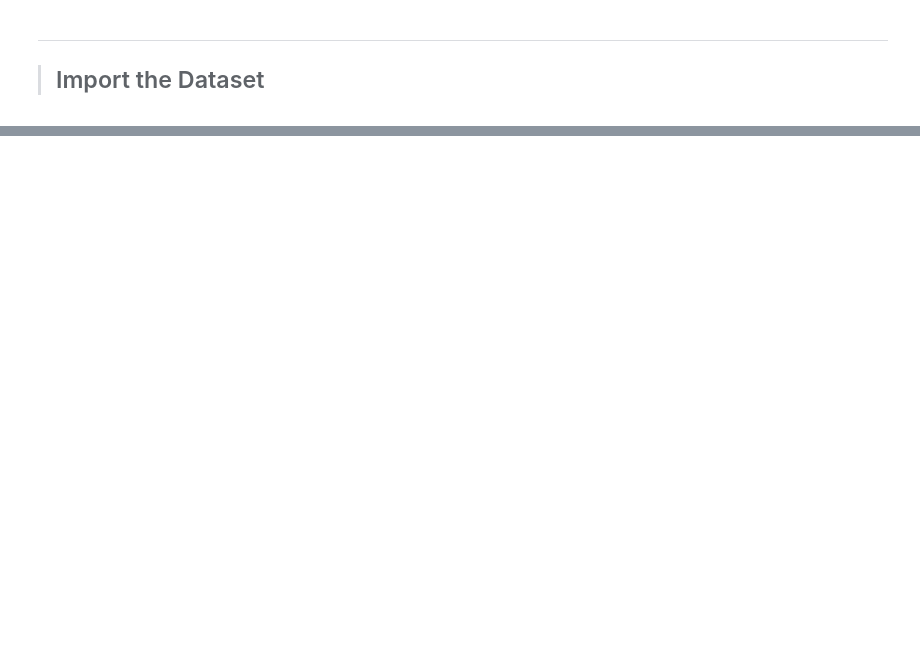
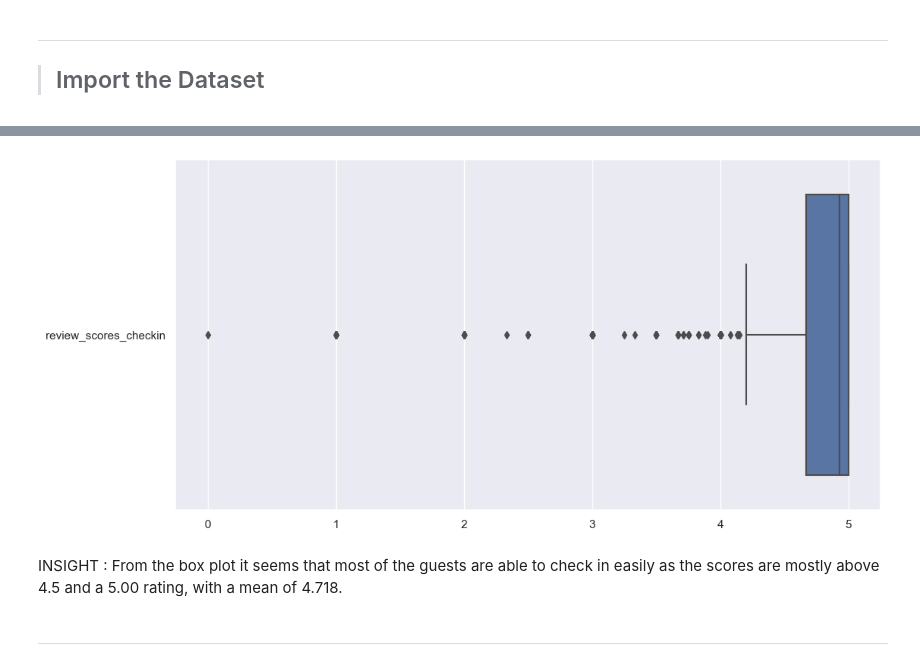
Before and after one commit to isaacchunn/SC1015_MiniPrj_Airbnb, a Jupyter notebook: EDA_Last25.ipynb, the cells around one changed output, grey strips where cells are left out. Cells and saved outputs as stored; diff of their text form; code cells hidden in the pictures; blank space fills up the shorter version.

```diff
--- a/EDA_Last25.ipynb
+++ b/EDA_Last25.ipynb
@@ -189,0 +461,3 @@ Length: 75, dtype: object
+# %%
+checkinRating = pd.DataFrame(airDF["review_scores_checkin"])
+checkinRating
@@ -189,0 +511,3 @@ Length: 75, dtype: object
+# %%
+checkinRating = checkinRating.dropna()
+checkinRating
@@ -189,0 +528,10 @@ Length: 75, dtype: object
+# %%
+f = plt.figure(figsize=(12,6))
+sb.boxplot(data = checkinRating, orient = 'h')
+plt.show()
+# %% [output]
+[figure, added]
+# %% [markdown]
+INSIGHT : From the box plot it seems that most of the guests are able to check in easily as the scores are mostly above 4.5 and a 5.00 rating, with a mean of 4.718.
+# %% [markdown]
+---
```
Also changed, not shown: parts of 97 cells of this notebook.
